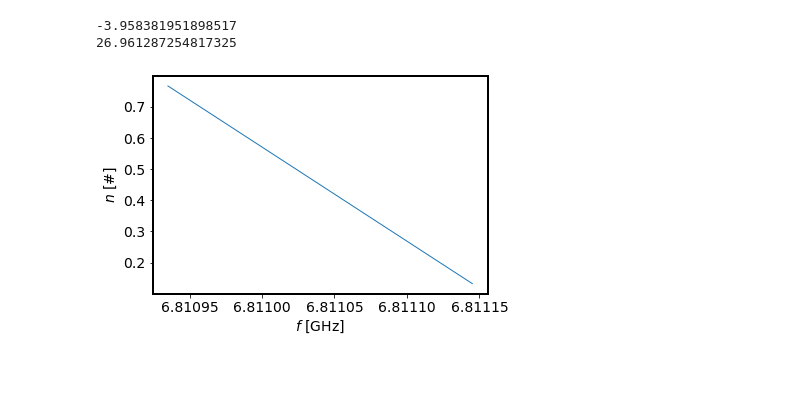
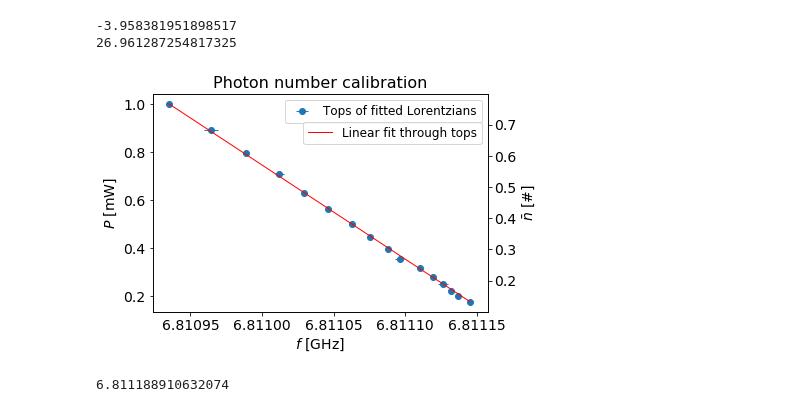
Before and after one commit to wouterkesselsap/thesis, a Jupyter notebook: photon_number_calibration.ipynb, the cells around one changed output. Drawn from its saved outputs; the diff is of its cells as text; code cells hidden in the pictures; blank space fills up the shorter version.

```diff
--- a/photon_number_calibration.ipynb
+++ b/photon_number_calibration.ipynb
@@ -117,14 +119,27 @@ print(b)
 # %% [output]
 -3.958381951898517
 26.961287254817325
-# %%
-def n(f):
-    return (a*f + b)/(2*chi)
-
-plt.figure()
-plt.plot(toplocs, n(np.asarray(toplocs)))
-plt.xlabel("$f$ [GHz]")
-plt.ylabel("$n$ [#]")
-plt.show()
-# %% [output]
-[figure, removed]
+# %%
+def n(f):
+    return (a*f + b)/(2*chi)
+
+fig, ax1 = plt.subplots()
+ax1.set_ylabel("$P$ [mW]")
+ax2 = ax1.twinx()
+ax1.errorbar(toplocs, 1000*power_W, xerr=toplocs_std, fmt='o', label="Tops of fitted Lorentzians")
+ax2.plot(toplocs, n(np.asarray(toplocs)), c='r', label="Linear fit through tops")
+ax1.set_xlabel("$f$ [GHz]")
+ax2.set_ylabel("$\\bar{n}$ [#]")
+# ax1.set_xlim([6.81093, 6.81130])
+# ax2.set_ylim([0.0, 0.8])
+plt.title("Photon number calibration")
+ax1.legend(bbox_to_anchor=(0.4, 0.9, 0.6, 0.1))
+ax2.legend(bbox_to_anchor=(0.4, 0.8, 0.6, 0.1))
+plt.show()
+# %% [output]
+[figure, added]
+# %%
+f0 = -b/a
+print(f0)
+# %% [output]
+6.811188910632074
```
Also changed, not shown: parts of 4 cells of this notebook, 1 other file.
